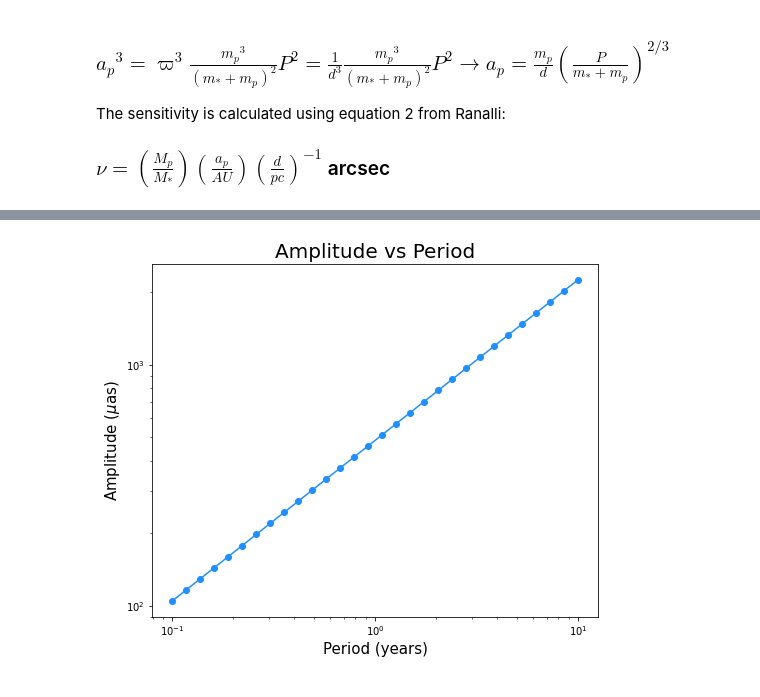
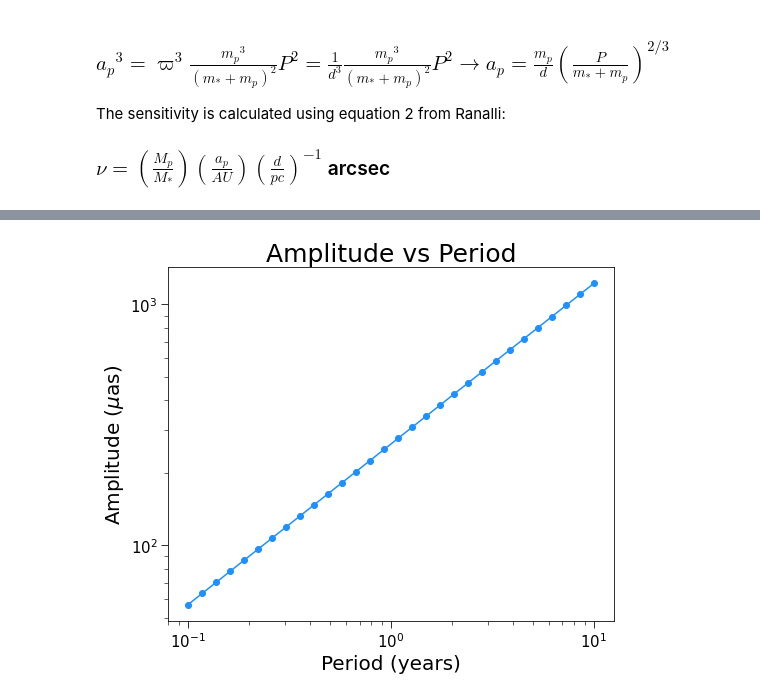
Before and after one commit to audreyburggraf/UndergraduateThesis, a Jupyter notebook: amplitude-vs-period-plot.ipynb, the cells around one changed output, grey strips where cells are left out. Drawn from its saved outputs; the diff is of its cells as text; code cells hidden in the pictures.

```diff
--- a/amplitude-vs-period-plot.ipynb
+++ b/amplitude-vs-period-plot.ipynb
@@ -17,6 +24,13 @@ import matplotlib.pyplot as plt
+# %%
+# making sensitivity data
+m_star   = 0.4 # mass of the star is 0.4 solar masses
+log_P = 1 # test log period is log10(1 year)
+log_m_planet = np.log10(1.5) # mass is log of 10% of 15 Jupiter masses
+distance = 10 # distance is 10 pc
 # %%
 # N is the number of data points (some arbitrary number I chose)
 N = 30
 
 # period ranges from 0.1 to 10 years in log space
 period = np.logspace(-1, 1, N)
+log_period = np.log10(period)
@@ -63,0 +37,3 @@ array([ 104.60673458,  116.28847007,  129.27473861,  143.71122118,
+# %%
+signature = calculate_astrometric_signature(log_m_planet, m_star, log_period, distance)
+signature
@@ -64,13 +49,27 @@ array([ 104.60673458,  116.28847007,  129.27473861,  143.71122118,
 # %%
-plt.figure(figsize=(8,6.5))
+big_font = 25
+medium_font = 20
+small_font = 15
 
-plt.plot(period, amplitude, color='dodgerblue', marker='o')
+# Create a figure and axis
+fig, ax = plt.subplots(figsize=(8, 6.5))
 
-plt.title('Amplitude vs Period', fontsize=20)
-plt.xlabel('Period (years)', fontsize=15)
-plt.ylabel('Amplitude ($\mu$as)', fontsize=15)
+# Plot the data
+plt.plot(period, signature, color='dodgerblue', marker='o')
 
+# Set title and axis labels
+plt.title('Amplitude vs Period', fontsize=big_font)
+plt.xlabel('Period (years)', fontsize=medium_font)
+plt.ylabel('Amplitude ($\mu$as)', fontsize=medium_font)
+
+# Set tick parameters
+plt.tick_params(labelsize=small_font, which='major', length=7)
+plt.tick_params(which='minor', length=4)
+
+# Set log scale for both axes
 plt.xscale('log')
 plt.yscale('log')
+
+plt.show()
 # %% [output]
-[figure, old version]
+[figure, new version]
```
Also changed, not shown: parts of 7 cells of this notebook, 19 other files.
